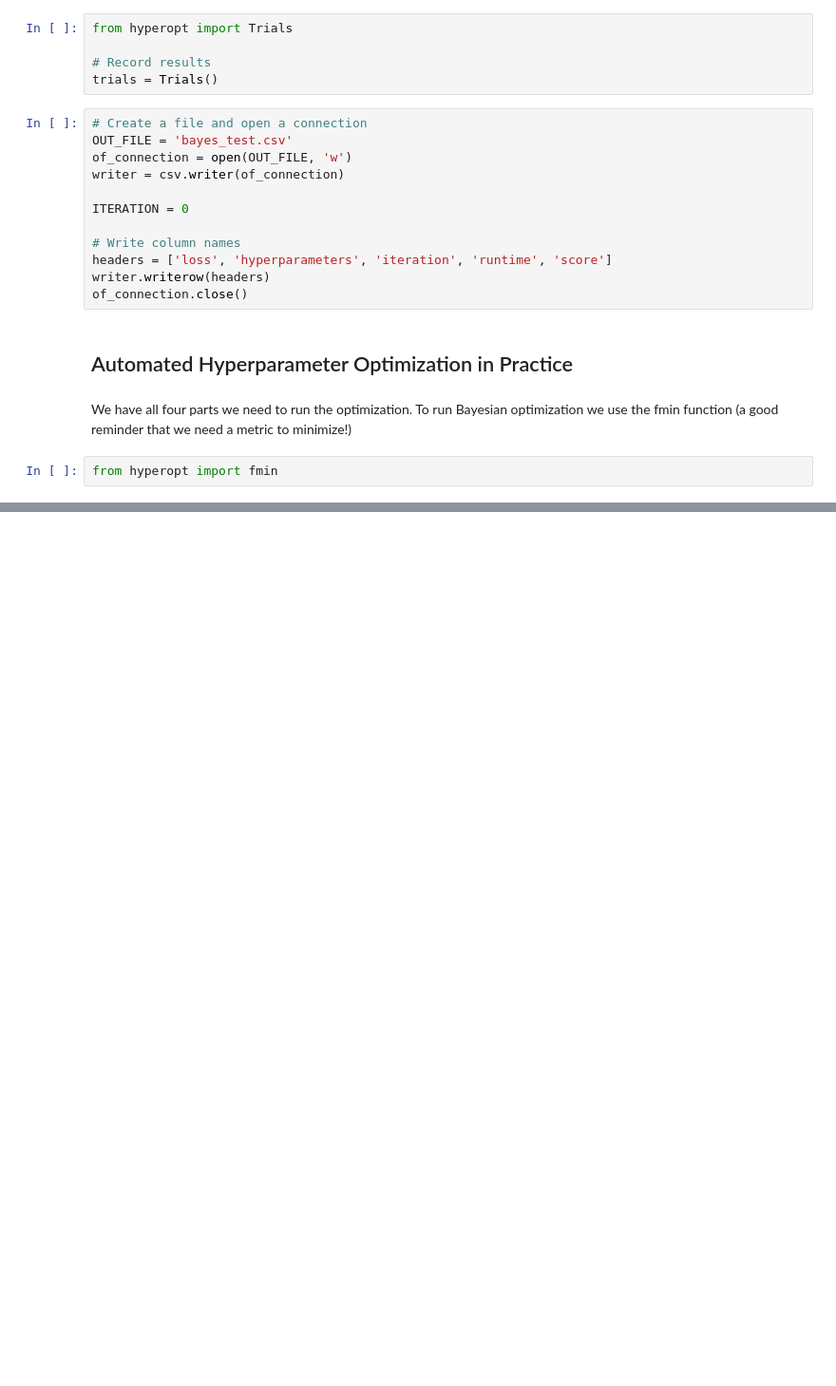
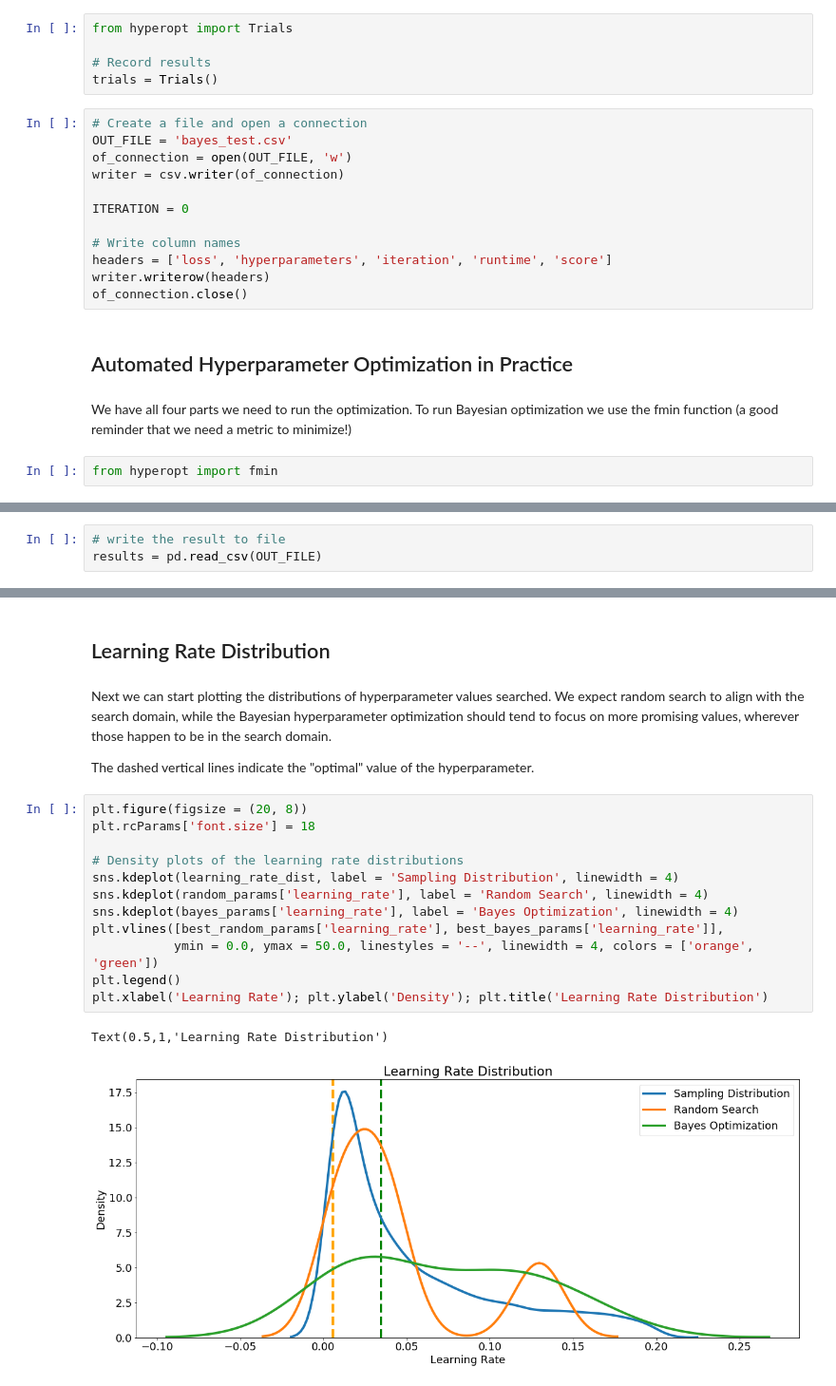
Before and after one commit to lianxiaolei/credit-risk, a Jupyter notebook: notebook/Automated Model Tuning.ipynb, the cells around one changed output, grey strips where cells are left out. Shown: that part at 95% size. Saved outputs shown, nothing was run; the diff lists cells and outputs as text; blank space fills up the shorter version.

```diff
--- a/notebook/Automated Model Tuning.ipynb
+++ b/notebook/Automated Model Tuning.ipynb
@@ -354,0 +367,3 @@ best
+# %%
+# write the result to file
+results = pd.read_csv(OUT_FILE)
@@ -354,0 +552,21 @@ best
+# %% [markdown]
+## Learning Rate Distribution
+# %% [markdown]
+Next we can start plotting the distributions of hyperparameter values searched. We expect random search to align with the search domain, while the Bayesian hyperparameter optimization should tend to focus on more promising values, wherever those happen to be in the search domain.
+
+The dashed vertical lines indicate the "optimal" value of the hyperparameter.
+# %%
+plt.figure(figsize = (20, 8))
+plt.rcParams['font.size'] = 18
+
+# Density plots of the learning rate distributions
+sns.kdeplot(learning_rate_dist, label = 'Sampling Distribution', linewidth = 4)
+sns.kdeplot(random_params['learning_rate'], label = 'Random Search', linewidth = 4)
+sns.kdeplot(bayes_params['learning_rate'], label = 'Bayes Optimization', linewidth = 4)
+plt.vlines([best_random_params['learning_rate'], best_bayes_params['learning_rate']],
+           ymin = 0.0, ymax = 50.0, linestyles = '--', linewidth = 4, colors = ['orange', 'green'])
+plt.legend()
+plt.xlabel('Learning Rate'); plt.ylabel('Density'); plt.title('Learning Rate Distribution')
+# %% [output]
+Text(0.5,1,'Learning Rate Distribution')
+[figure, added]
```
Also changed, not shown: parts of 36 cells of this notebook, 4 other files.
